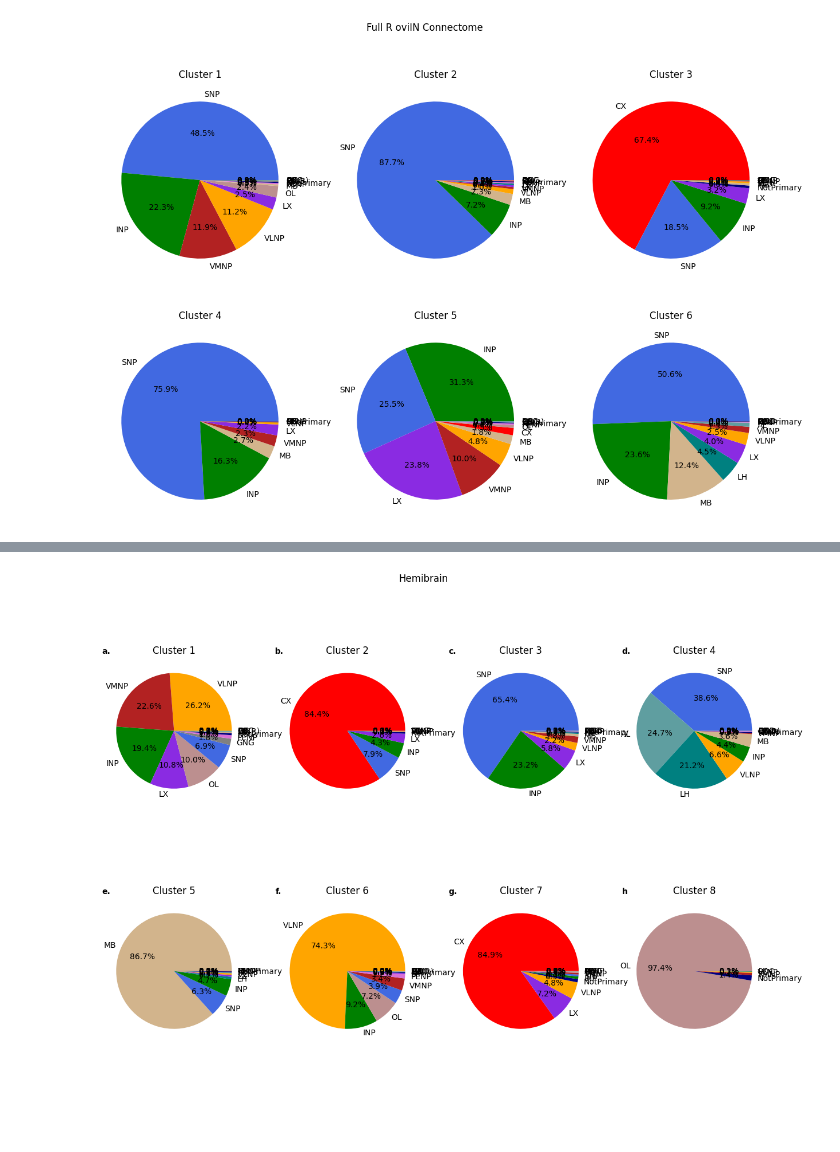
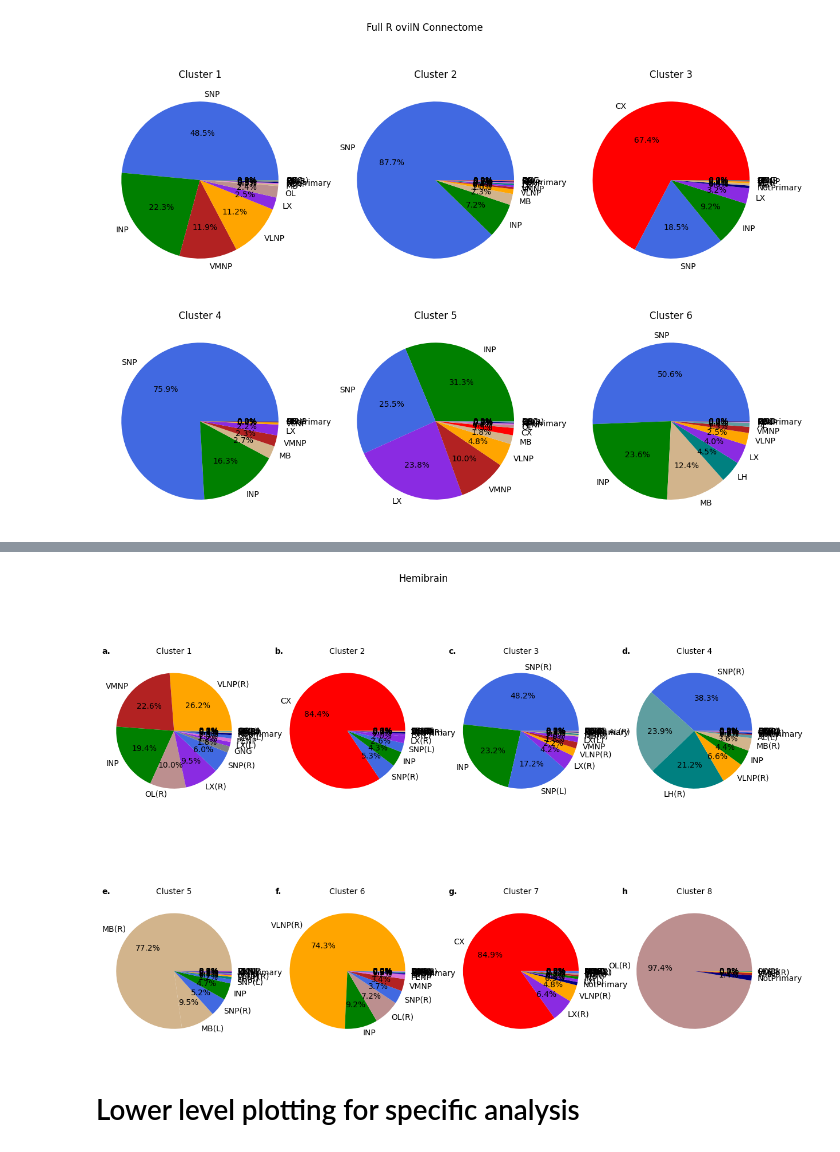
Before and after one commit to RhessaWL/flybrain-clustering, a Jupyter notebook: get_piechart.ipynb, the cells around one changed output, grey strips where cells are left out. Cells and saved outputs as stored; diff of their text form; code cells hidden in the pictures; blank space fills up the shorter version.

```diff
--- a/get_piechart.ipynb
+++ b/get_piechart.ipynb
@@ -499,7 +497,7 @@ roi_super_dict = roi_df.set_index('L1')['Super'].dropna().to_dict()
 # Also drop the roi column as it is no longer needed
 roi_grouped['super'] = roi_grouped['roi'].map(roi_super_dict).fillna(roi_grouped['roi'])
 roi_grouped = roi_grouped.drop(columns=['roi'])
-roi_grouped = roi_grouped.groupby('super', as_index=False).agg({'downstream_x': 'sum', 'upstream_x': 'sum'})
+roi_grouped = roi_grouped.groupby('roi', as_index=False).agg({'downstream_x': 'sum', 'upstream_x': 'sum'})
 # %%
 roi_grouped
 # %% [output]
@@ -606,7 +604,7 @@ Text(0.5, 1.0, 'Cluster 2')
 # a roi_list to filter by, and return a pie chart
 
 # plot pie chart of roi data per cluster
-def neuropil_plotter(df, clusters, plot_labels, roi_to_use, super_title, weight_threshold = 1, older_data = False):
+def neuropil_plotter(df, clusters, plot_labels, roi_to_use, super_title, split = False, weight_threshold = 1, older_data = False):
     """ This function plots a pie chart of the roi data per cluster. You give it a basic dataframe with partition
     data and it will process the dataframe by fetching roi data from all bodyIds and appending that to the df you give it.
     From this, the function goes per cluster and groups the data by roi wile summming the downstream and upstream synapses
@@ -615,10 +613,15 @@ def neuropil_plotter(df, clusters, plot_labels, roi_to_use, super_title, weight_
 
     df: Dataframe with partition data
     clusters: List of clusters to plot
+    plot_labels: List of labels for each subplot
     roi_to_use: Should be a dataframe with Super column that includes all the neuropils to group into and a
                 color column that assigns each neuropil a unique color
     super_title: Name of the connectome being plotted, used for plotting only
+    split: If True, will use the Super_split column in roi_to_use to group by, if False, will use the Super column.
+                Default is False.
     weight_threshold: Minimum value for a roi to be included in the pie chart. Default is 1.
+    older_data: If True, will use the older data processing method, if False, will use the newer data processing method.
+                Default is False.
 
     Plotting note: This function is set up to plot 2 by 3 for a total of 6 clusters. If this is different,
     please adjust cluster list, the subplot dimensions, and ax[x, y].plot indexing.
@@ -638,11 +641,15 @@ def neuropil_plotter(df, clusters, plot_labels, roi_to_use, super_title, weight_
     if diff.empty:
         log_msg("All bodyIds are the same!")
 
-    # Process fetched roi dataframe to include only rois in provided list (might not need this)
+    # Process fetched roi dataframe to include only rois in provided list
     log_msg("Processing roi_df to include only rois in given list")
     roi_df_edit = roi[roi['roi'].isin(roi_to_use['L1'])]
-    roi_super_dict = roi_df.set_index('L1')['Super'].dropna().to_dict()
-    color_dict = roi_df.set_index('Super')['Color'].dropna().to_dict()
+    if split:
+        roi_super_dict = roi_df.set_index('L1')['Super_split'].dropna().to_dict()
+        color_dict = roi_df.set_index('Super_split')['Color'].dropna().to_dict()
+    else:
+        roi_super_dict = roi_df.set_index('L1')['Super'].dropna().to_dict()
+        color_dict = roi_df.set_index('Super')['Color'].dropna().to_dict()
 
     # Merge cluster data and roi data
     full_roi = pd.merge(df, roi_df_edit, left_on='id', right_on='bodyId', how='inner')
@@ -651,12 +658,12 @@ def neuropil_plotter(df, clusters, plot_labels, roi_to_use, super_title, weight_
     # Uses this part if older neuprint version was used (v1.2), use this for hemibrain ploting
     if older_data:
         fig, ax = plt.subplots(2, 4, figsize=(15, 10))
-        plt.suptitle(super_title)
+        plt.suptitle(super_title, fontsize=20)
         for i in clusters:
             roi_grouped = full_roi[full_roi['0.0'] == i].groupby('roi', as_index=False).agg({'downstream':'sum',
                                                                                             'upstream':'sum'})
 
-            # Assign preferred roi
+            # Assign preferred roi if want to group by super roi
             roi_grouped['super'] = roi_grouped['roi'].map(roi_super_dict)
             roi_grouped = roi_grouped.groupby('super', as_index=False).agg({'downstream':'sum', 'upstream':'sum'})
 
@@ -670,14 +677,14 @@ def neuropil_plotter(df, clusters, plot_labels, roi_to_use, super_title, weight_
             data = roi_total[roi_total['total'] > weight_threshold].sort_values(by='total', ascending=False)
 
             # plot pie chart by value counts without none
-            ax[int((i-1)/int(len(clusters)/2)), (i-1)%int(len(clusters)/2)].pie(data['total'], labels = data['super'], colors = data['color'], autopct='%1.1f%%',radius=1, startangle=0)
-            ax[int((i-1)/int(len(clusters)/2)), (i-1)%int(len(clusters)/2)].set_title('Cluster ' + str(i))
+            ax[int((i-1)/int(len(clusters)/2)), (i-1)%int(len(clusters)/2)].pie(data['total'], labels = data['super'], colors = data['color'], textprops={'fontsize': 14}, autopct='%1.1f%%',radius=0.95, startangle=0)
+            ax[int((i-1)/int(len(clusters)/2)), (i-1)%int(len(clusters)/2)].set_title('Cluster ' + str(i), fontsize='medium')
             ax[int((i-1)/int(len(clusters)/2)), (i-1)%int(len(clusters)/2)].set_title(plot_labels[i-1], fontweight='bold', loc='left', fontsize='medium')
 
     # Uses this section for newer data such as v1.2.1
     else:
         fig, ax = plt.subplots(2, 3, figsize=(15, 10))
-        plt.suptitle(super_title)
+        plt.suptitle(super_title, fontsize=20)
         for i in clusters:
             roi_grouped = full_roi[full_roi['0.0'] == i].groupby('roi', as_index=False).agg({'downstream_y':'sum',
                                                                                             'upstream_y':'sum'})
@@ -692,9 +699,9 @@ def neuropil_plotter(df, clusters, plot_labels, roi_to_use, super_title, weight_
             # Filter roi_total by weight_threshold and sort by total in descending order
             data = roi_total[roi_total['total'] > weight_threshold].sort_values(by='total', ascending=False)
             # plot pie chart by value counts without none
-            ax[int((i-1)/int(len(clusters)/2)), (i-1)%int(len(clusters)/2)].pie(data['total'], labels = data['super'], colors = data['color'], autopct='%1.1f%%',radius=1, startangle=0)
-            ax[int((i-1)/int(len(clusters)/2)), (i-1)%int(len(clusters)/2)].set_title('Cluster ' + str(i))
-            ax[int((i-1)/int(len(clusters)/2)), (i-1)%int(len(clusters)/2)].set_title(plot_labels[i-1], fontweight='bold', loc='left', fontsize='medium')
+            ax[int((i-1)/int(len(clusters)/2)), (i-1)%int(len(clusters)/2)].pie(data['total'], labels = data['super'], colors = data['color'], textprops={'fontsize': 14}, autopct='%1.1f%%',radius=0.95, startangle=0)
+            ax[int((i-1)/int(len(clusters)/2)), (i-1)%int(len(clusters)/2)].set_title('Cluster ' + str(i), fontsize=16)
+            ax[int((i-1)/int(len(clusters)/2)), (i-1)%int(len(clusters)/2)].set_title(plot_labels[i-1], fontweight='bold', loc='left', fontsize=16)
 # %%
 roi_df = pd.read_excel('all_roi_df.xlsx')
 # %% [markdown]
@@ -841,5 +848,5 @@ wb.head()
 # %%
 cluster_wb = [1, 2, 3, 4, 5, 6, 7, 8]
 subplot_wb = ['a.', 'b.', 'c.', 'd.', 'e.', 'f.', 'g.', 'h']
-neuropil_plotter(wb, cluster_wb, subplot_wb, roi_df, super_title='Hemibrain', older_data=True)
+neuropil_plotter(wb, cluster_wb, subplot_wb, roi_df, super_title='Hemibrain', older_data=True, split=True)
 # %% [output]
@@ -851 +858,3 @@ neuropil_plotter(wb, cluster_wb, subplot_wb, roi_df, super_title='Hemibrain', ol
-[figure, old version]
+[figure, new version]
+# %% [markdown]
+# Lower level plotting for specific analysis
```
Also changed, not shown: parts of 21 cells of this notebook, 1 other file.
